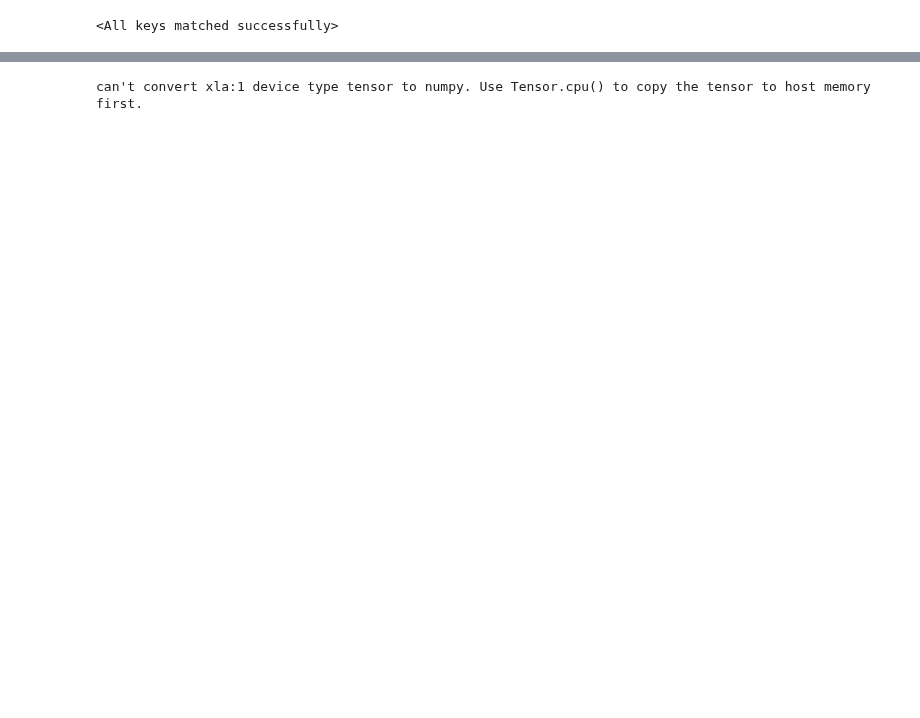
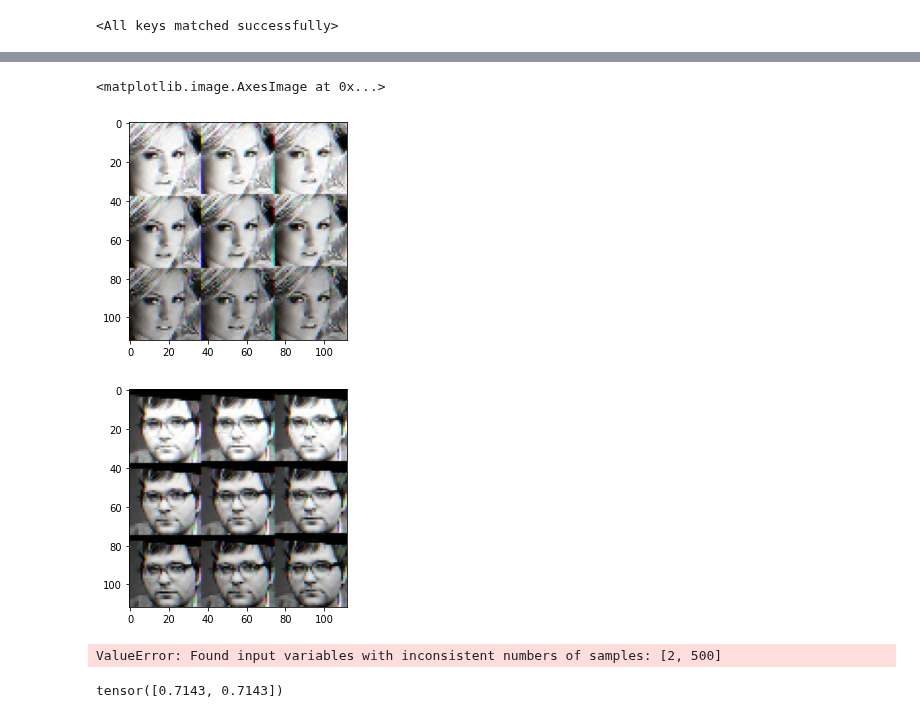
Before and after one commit to aigosh/nn-bucket-search, a Jupyter notebook: nn_bucket_search.ipynb, the cells around one changed output, grey strips where cells are left out. Cells and saved outputs as stored; diff of their text form; code cells hidden in the pictures; blank space fills up the shorter version.

```diff
--- a/nn_bucket_search.ipynb
+++ b/nn_bucket_search.ipynb
@@ -552,2 +287,4 @@ print(model.forward)
+# %%
+batch_size = 500
 # %%
 args = Args()
@@ -587,0 +321,4 @@ pass
+# %%
+faces_ms1m_folder = '../data/faces_webface_112x112'
+path_imgidx = os.path.join(faces_ms1m_folder, 'train.idx')
+path_imgrec = os.path.join(faces_ms1m_folder, 'train.rec')
@@ -774,23 +449,25 @@ torch.cuda.memory_summary('cuda:3')
 # %%
 imgrec_batched.reset()
-batch_size = 1024
 i = 0
+labels = []
 with torch.no_grad():
-  while imgrec_batched.iter_next():
-      try:
-          images = imgrec_batched.getdata().asnumpy().astype(np.uint8)
-          features = get_features(images, model, data_transforms['val'])
-          kmeans.partial_fit(features / np.linalg.norm(features))
-          i += 1
-          print(i * batch_size)
+    while imgrec_batched.iter_next():
+        try:
+            images = imgrec_batched.getdata().asnumpy().astype(np.uint8)
+            features = get_features(images, model, data_transforms['val'])
+            features = features / torch.norm(features)
+            features = features.cpu().numpy()
+            labels.extend(imgrec_batched.getlabel().asnumpy())
 
-          if (i * batch_size) > 1000:
-              break;
-      except Exception as e:
-          print(e)
-          break
+            kmeans.partial_fit(features)
+            i += 1
+            print(i * batch_size)
+
+            if (i * batch_size) > 1000:
+                break;
+        except Exception as e:
+            print(e)
+            break
-# %% [output]
-can't convert xla:1 device type tensor to numpy. Use Tensor.cpu() to copy the tensor to host memory first.
 # %%
 labels = []
 buckets = dict()
@@ -829,0 +506,2 @@ len(labels)
+# %%
+imgrec_batched = io.ImageRecordIter(path_imgidx=os.path.abspath(path_imgidx), path_imgrec=os.path.abspath(path_imgrec), data_shape=(3, 112, 112), batch_size=batch_size)
@@ -829,0 +572,9 @@ len(labels)
+# %%
+plt.figure()
+plt.imshow(cv.cvtColor(np.reshape(images[0], (112,112,3)), cv.COLOR_BGR2RGB))
+plt.figure()
+plt.imshow(cv.cvtColor(np.reshape(images[350], (112,112,3)), cv.COLOR_BGR2RGB))
+# %% [output]
+<matplotlib.image.AxesImage at 0x...>
+[figure, added]
+[figure, added]
@@ -829,0 +584,5 @@ len(labels)
+# %%
+X_train, X_test, y_train, y_test = train_test_split(features.cpu().numpy(), labels, test_size=0.3,
+                                                            random_state=42, shuffle=True)
+# %% [output]
+ValueError: Found input variables with inconsistent numbers of samples: [2, 500]
@@ -829,0 +598,6 @@ len(labels)
+# %%
+vector1 = torch.tensor([[1, 2, 3]], dtype=torch.float32)
+vector2 = torch.tensor([[3, 2, 1]] * 2, dtype=torch.float32)
+cosine_similarity(vector1, vector2)
+# %% [output]
+tensor([0.7143, 0.7143])
```
Also changed, not shown: parts of 68 cells of this notebook, 11 other files.
